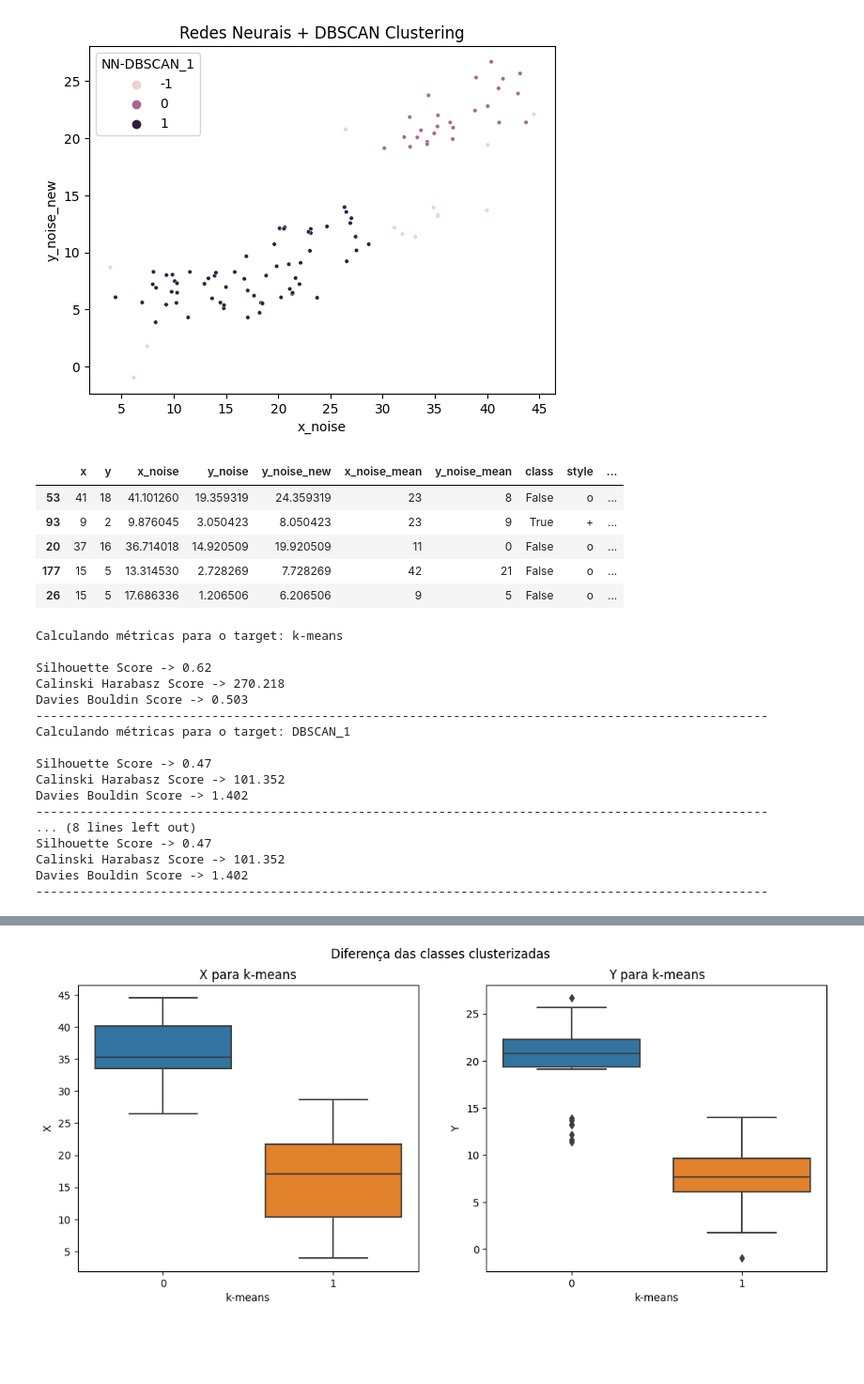
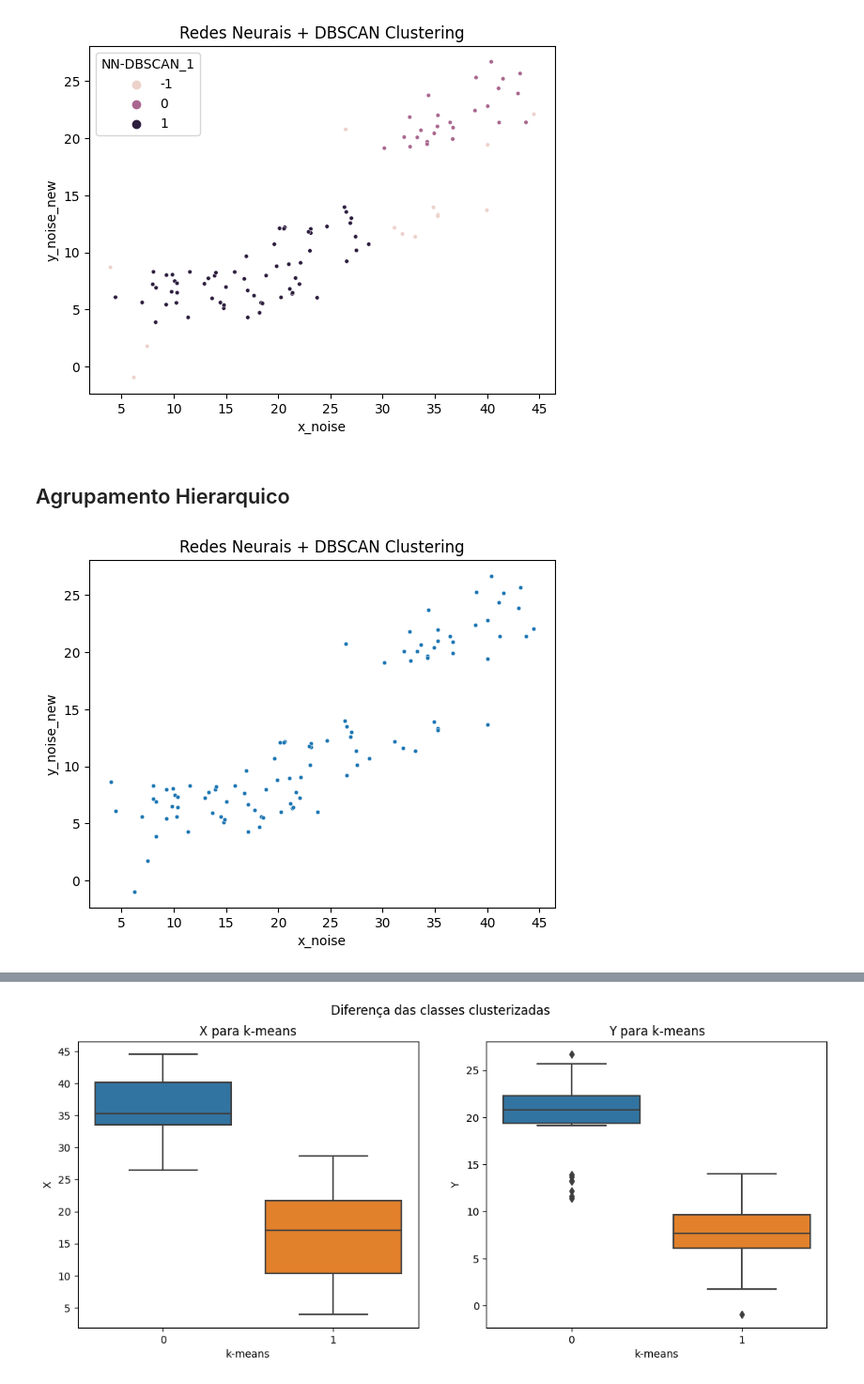
Before and after one commit to Laboratorio-de-Analise-de-Dados/disciplina_python_ml, a Jupyter notebook: dev/script/aulas_teoricas/03-aula-05_02-cluster_2026-07-14.ipynb, the cells around one changed output, grey strips where cells are left out. Shown at 94% size. Saved outputs shown, nothing was run; the diff lists cells and outputs as text; code cells hidden in the pictures; blank space fills up the shorter version.

Commit message:
Inserindo Hierachy Cluster na aula 05

```diff
--- a/dev/script/aulas_teoricas/03-aula-05_02-cluster_2026-07-14.ipynb
+++ b/dev/script/aulas_teoricas/03-aula-05_02-cluster_2026-07-14.ipynb
@@ -634,38 +641,2 @@ plt.show()
-# %%
-df_1 = load('./data/05_aula_df_3')
-df_1.head()
-# %% [output]
-|  | x | y | x_noise | y_noise | y_noise_new | x_noise_mean | y_noise_mean | class | style | ... |
-| 53 | 41 | 18 | 41.101260 | 19.359319 | 24.359319 | 23 | 8 | False | o | ... |
-| 93 | 9 | 2 | 9.876045 | 3.050423 | 8.050423 | 23 | 9 | True | + | ... |
-| 20 | 37 | 16 | 36.714018 | 14.920509 | 19.920509 | 11 | 0 | False | o | ... |
-| 177 | 15 | 5 | 13.314530 | 2.728269 | 7.728269 | 42 | 21 | False | o | ... |
-| 26 | 15 | 5 | 17.686336 | 1.206506 | 6.206506 | 9 | 5 | False | o | ... |
-# %%
-for i in df_1.columns[-4:]:
-    metricas = {
-        'x': x_scaled,
-        'y': y_scaled,
-        'target': i,
-        'df': df_1
-    }
-    calcular_metricas(**metricas)
-    print("-----"*20)
-# %% [output]
-Calculando métricas para o target: k-means
-
-Silhouette Score -> 0.62
-Calinski Harabasz Score -> 270.218
-Davies Bouldin Score -> 0.503
-----------------------------------------------------------------------------------------------------
-Calculando métricas para o target: DBSCAN_1
-
-Silhouette Score -> 0.47
-Calinski Harabasz Score -> 101.352
-Davies Bouldin Score -> 1.402
-----------------------------------------------------------------------------------------------------
-... (8 lines left out)
-Silhouette Score -> 0.47
-Calinski Harabasz Score -> 101.352
-Davies Bouldin Score -> 1.402
-----------------------------------------------------------------------------------------------------
+# %% [markdown]
+## Agrupamento Hierarquico
@@ -671,0 +647,18 @@ Davies Bouldin Score -> 1.402
+# %%
+# 2. Gerar a matriz de ligação (linkage matrix) para o Dendrograma
+# Usamos a distância euclidiana e o método 'ward' (minimiza a variância dos clusters)
+x_treino = np.array(df_1[[x,y]])
+linked = linkage(x_treino, method="ward")
+# %%
+# Visualize the results
+sns.scatterplot(
+    x=x_treino[:,0],
+    y=x_treino[:,1],
+    s=s,
+)
+plt.title("Redes Neurais + DBSCAN Clustering")
+plt.xlabel(x)
+plt.ylabel(y)
+plt.show()
+# %% [output]
+[figure, added]
```
Also changed, not shown: parts of 25 cells of this notebook, 4 other files.
